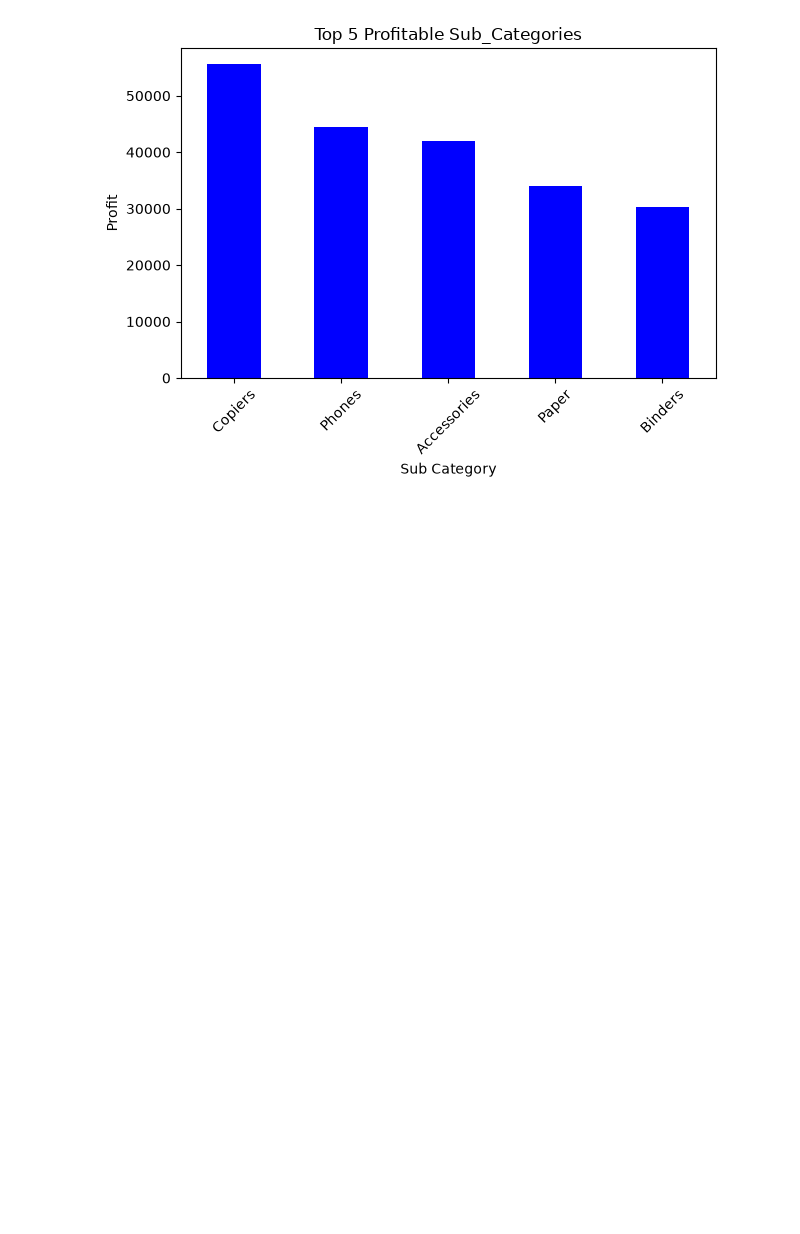
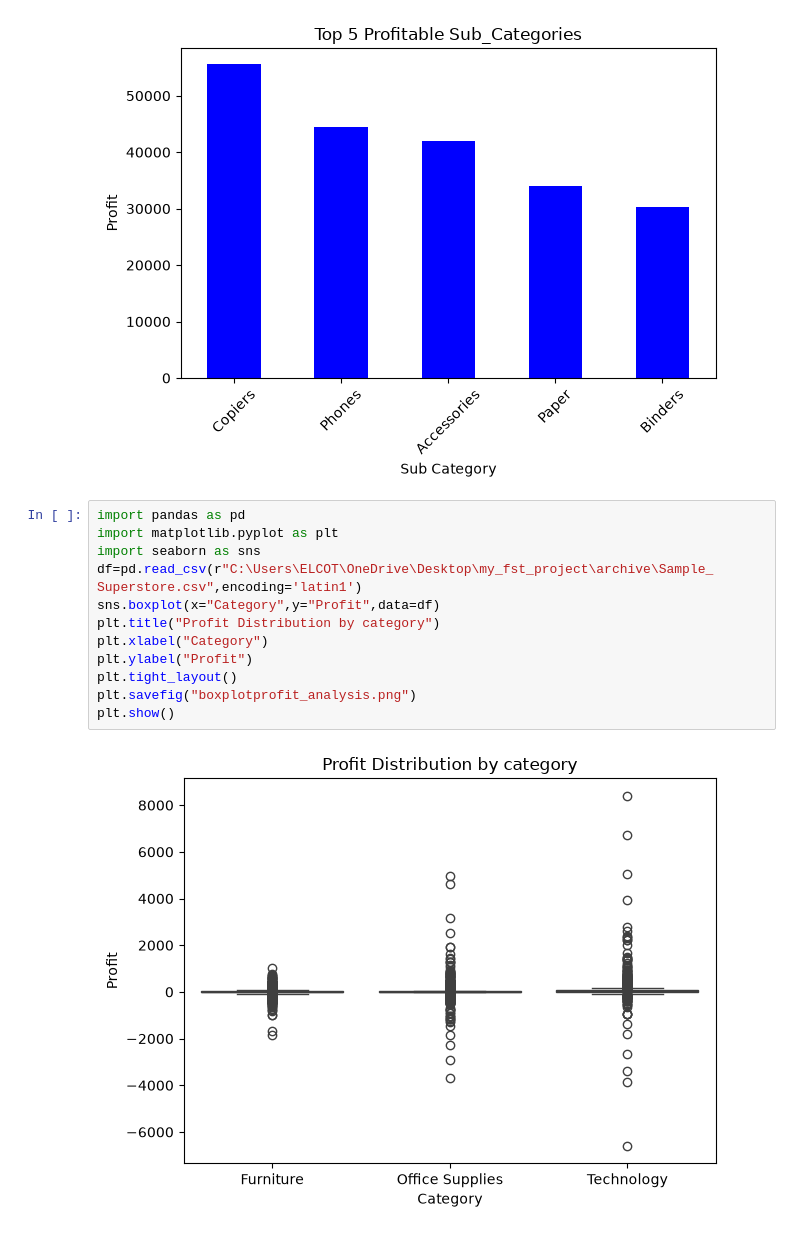
Before and after one commit to megz06/profit-analysis, a Jupyter notebook: profit_analysis.ipynb, the cells around one changed output. Cells and saved outputs as stored; diff of their text form; blank space fills up the shorter version.

```diff
--- a/profit_analysis.ipynb
+++ b/profit_analysis.ipynb
@@ -87,3 +75,17 @@ Paper          34053.5693
 Binders        30221.7633
 Name: Profit, dtype: float64
 [figure]
+# %%
+import pandas as pd
+import matplotlib.pyplot as plt
+import seaborn as sns
+df=pd.read_csv(r"C:\Users\ELCOT\OneDrive\Desktop\my_fst_project\archive\Sample_ Superstore.csv",encoding='latin1')
+sns.boxplot(x="Category",y="Profit",data=df)
+plt.title("Profit Distribution by category")
+plt.xlabel("Category")
+plt.ylabel("Profit")
+plt.tight_layout()
+plt.savefig("boxplotprofit_analysis.png")
+plt.show()
+# %% [output]
+[figure, added]
```
Also changed, not shown: parts of 2 cells of this notebook, 1 other file.
